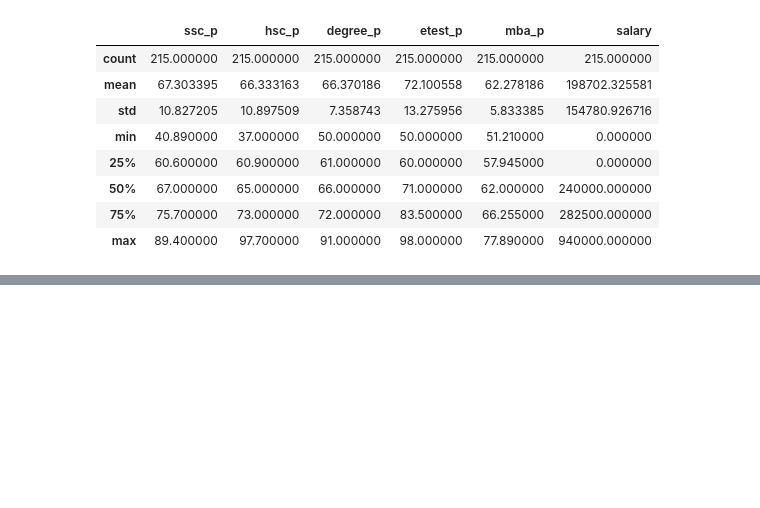
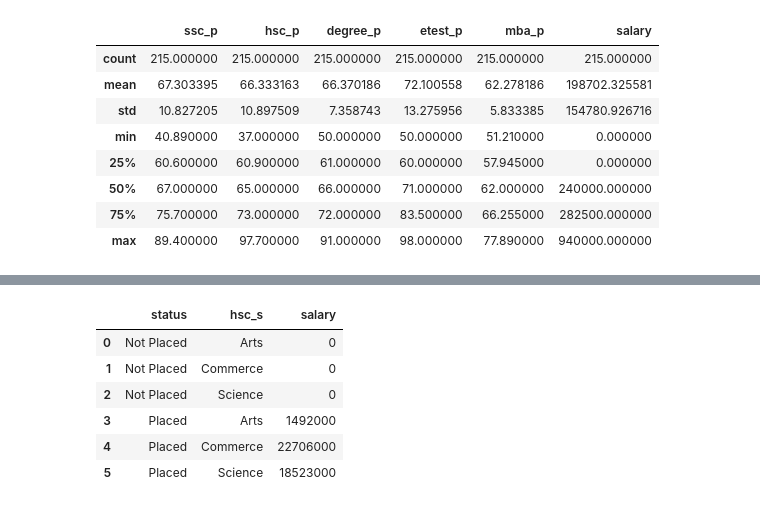
Before and after one commit to devchoplife/Campus-placement, a Jupyter notebook: school_placement.ipynb, the cells around one changed output, grey strips where cells are left out. Cells and saved outputs as stored; diff of their text form; code cells hidden in the pictures; blank space fills up the shorter version.

```diff
--- a/school_placement.ipynb
+++ b/school_placement.ipynb
@@ -154,0 +222,11 @@ pment.describe(include ='all')
+# %%
+hsc_grp = pment.groupby(['status', 'hsc_s'], as_index = False)['salary'].sum()
+hsc_grp
+# %% [output]
+|  | status | hsc_s | salary |
+| 0 | Not Placed | Arts | 0 |
+| 1 | Not Placed | Commerce | 0 |
+| 2 | Not Placed | Science | 0 |
+| 3 | Placed | Arts | 1492000 |
+| 4 | Placed | Commerce | 22706000 |
+| 5 | Placed | Science | 18523000 |
```
Also changed, not shown: parts of 8 cells of this notebook.
